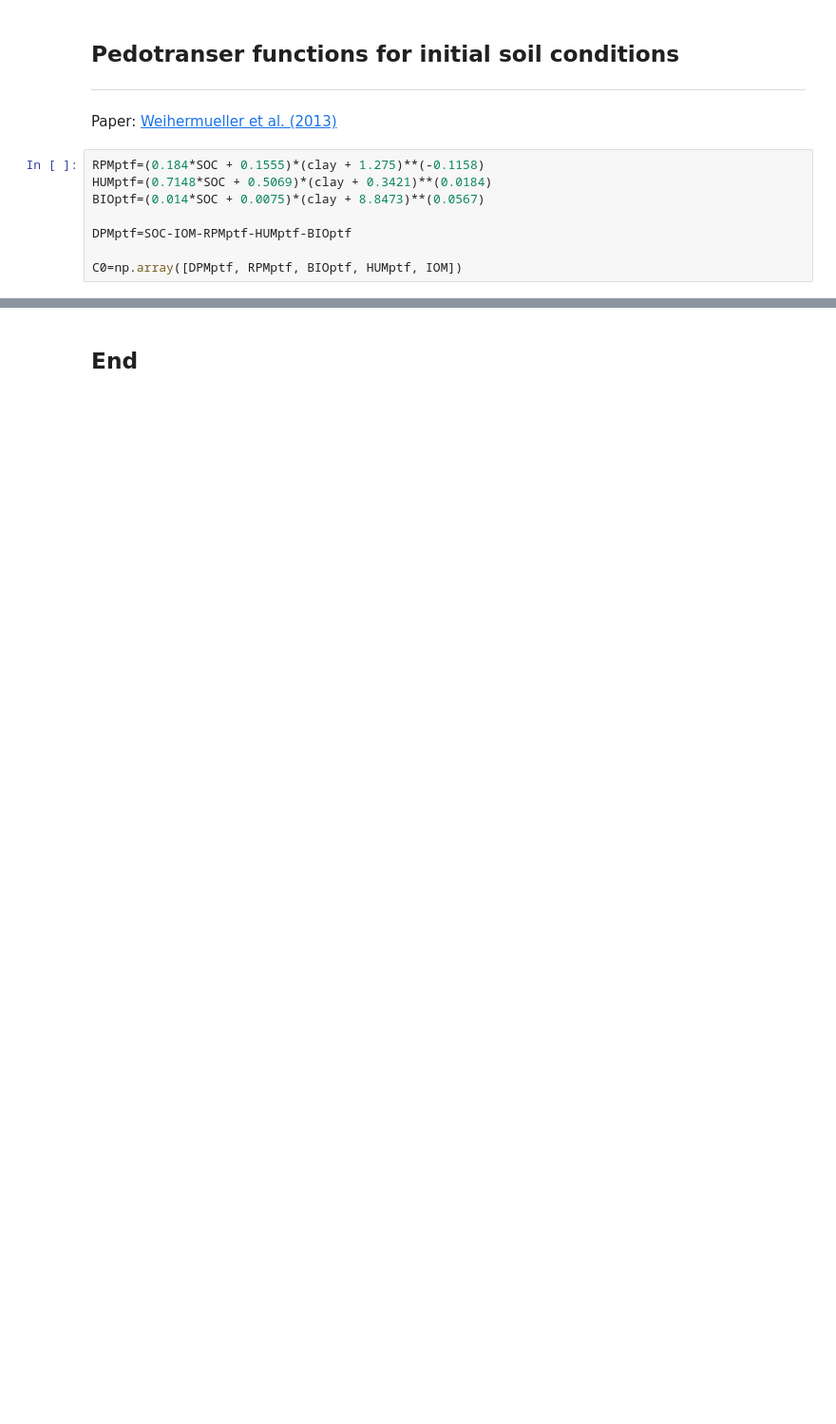
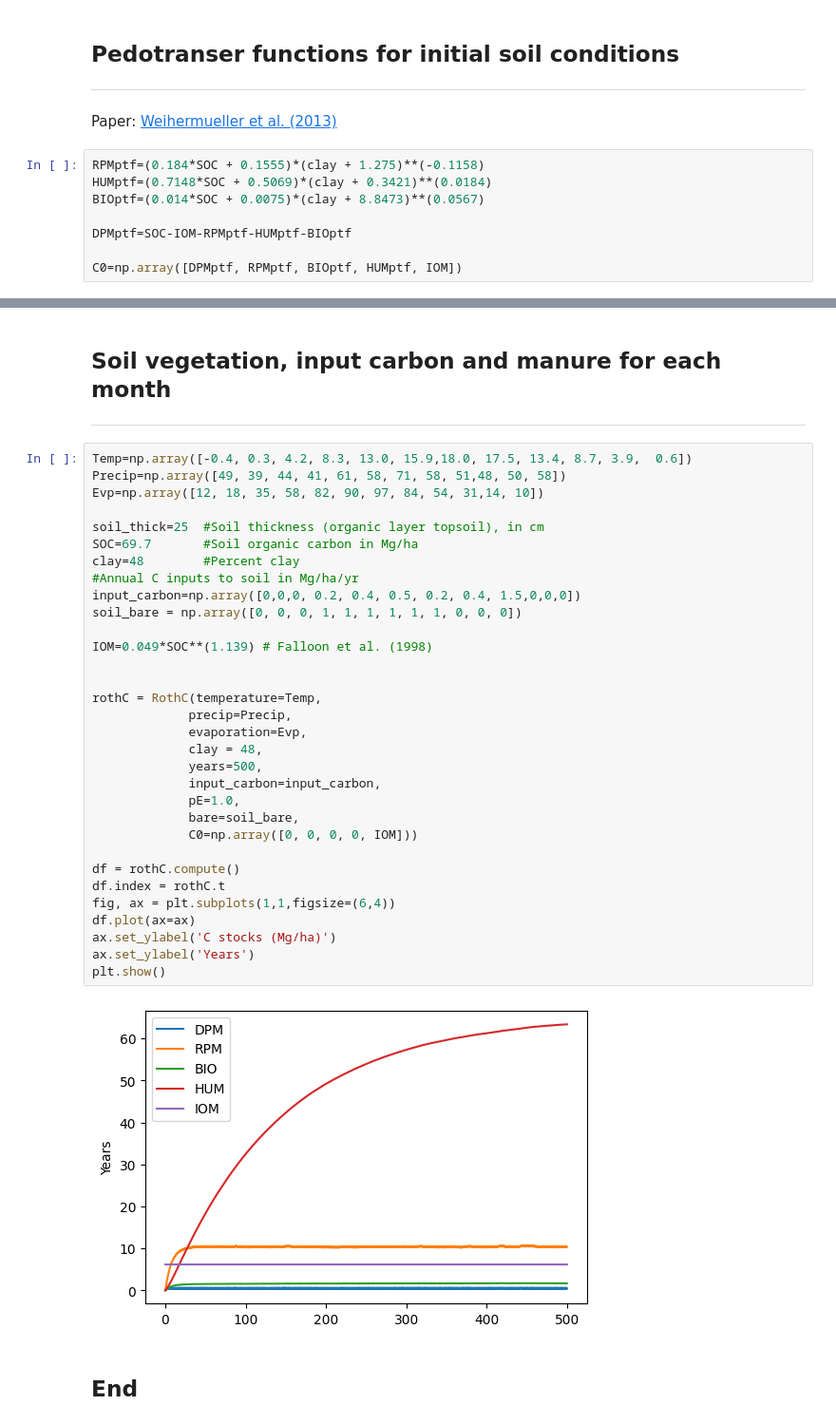
Before and after one commit to mishagrol/pyRothC, a Jupyter notebook: notebooks/pyRothC.ipynb, the cells around one changed output, grey strips where cells are left out. Shown: that part at 95% size. Drawn from its saved outputs; the diff is of its cells as text; blank space fills up the shorter version.

```diff
--- a/notebooks/pyRothC.ipynb
+++ b/notebooks/pyRothC.ipynb
@@ -76,2 +77,39 @@ plt.show()
+# %% [markdown]
+## Soil vegetation, input carbon and manure for each month
+----
+# %%
+Temp=np.array([-0.4, 0.3, 4.2, 8.3, 13.0, 15.9,18.0, 17.5, 13.4, 8.7, 3.9,  0.6])
+Precip=np.array([49, 39, 44, 41, 61, 58, 71, 58, 51,48, 50, 58])
+Evp=np.array([12, 18, 35, 58, 82, 90, 97, 84, 54, 31,14, 10])
+
+soil_thick=25  #Soil thickness (organic layer topsoil), in cm
+SOC=69.7       #Soil organic carbon in Mg/ha
+clay=48        #Percent clay
+#Annual C inputs to soil in Mg/ha/yr
+input_carbon=np.array([0,0,0, 0.2, 0.4, 0.5, 0.2, 0.4, 1.5,0,0,0])
+soil_bare = np.array([0, 0, 0, 1, 1, 1, 1, 1, 1, 0, 0, 0])
+
+IOM=0.049*SOC**(1.139) # Falloon et al. (1998)
+
+
+rothC = RothC(temperature=Temp,
+             precip=Precip,
+             evaporation=Evp,
+             clay = 48,
+             years=500,
+             input_carbon=input_carbon,
+             pE=1.0,
+             bare=soil_bare,
+             C0=np.array([0, 0, 0, 0, IOM]))
+
+df = rothC.compute()
+df.index = rothC.t
+fig, ax = plt.subplots(1,1,figsize=(6,4))
+df.plot(ax=ax)
+ax.set_ylabel('C stocks (Mg/ha)')
+ax.set_ylabel('Years')
+plt.show()
+# %% [output]
+[figure, added]
 # %% [markdown]
 ## End
```
Also changed, not shown: parts of 2 cells of this notebook.
